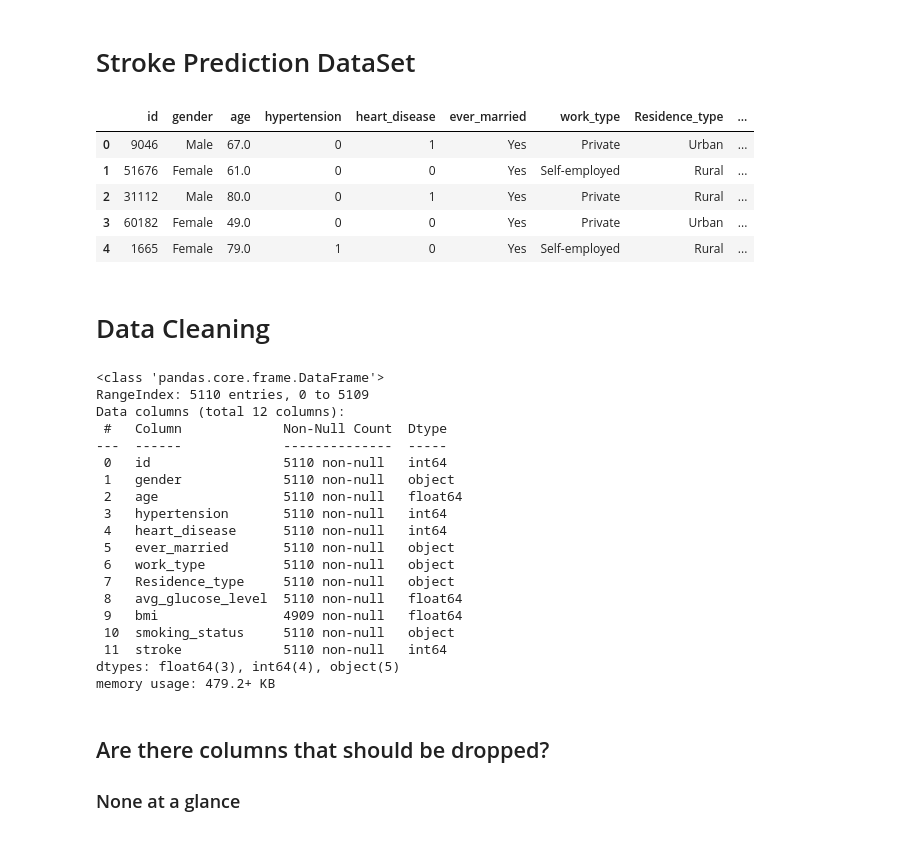
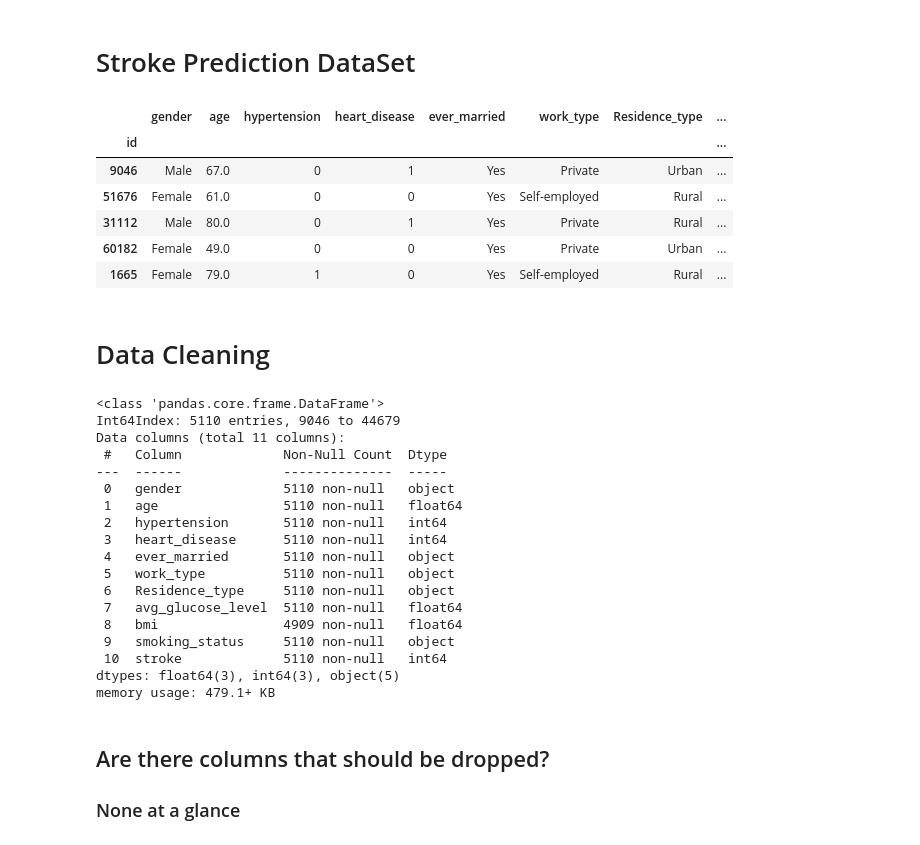
Before and after one commit to alexander-billings/stroke_prediction, a Jupyter notebook: Stroke_Prediction.ipynb, the cells around one changed output. Drawn from its saved outputs; the diff is of its cells as text; code cells hidden in the pictures.

```diff
--- a/Stroke_Prediction.ipynb
+++ b/Stroke_Prediction.ipynb
@@ -5,39 +5,40 @@
 # %%
 import pandas as pd
 # %%
-df = pd.read_csv("https://raw.githubusercontent.com/alexander-billings/stroke_prediction/main/stroke_data.csv")
+link_to_file = "https://raw.githubusercontent.com/alexander-billings/stroke_prediction/main/stroke_data.csv"
+df = pd.read_csv(link_to_file, index_col = 'id')
 df.head()
 # %% [output]
-|  | id | gender | age | hypertension | heart_disease | ever_married | work_type | Residence_type | ... |
-| 0 | 9046 | Male | 67.0 | 0 | 1 | Yes | Private | Urban | ... |
-| 1 | 51676 | Female | 61.0 | 0 | 0 | Yes | Self-employed | Rural | ... |
-| 2 | 31112 | Male | 80.0 | 0 | 1 | Yes | Private | Rural | ... |
-| 3 | 60182 | Female | 49.0 | 0 | 0 | Yes | Private | Urban | ... |
-| 4 | 1665 | Female | 79.0 | 1 | 0 | Yes | Self-employed | Rural | ... |
+|  | gender | age | hypertension | heart_disease | ever_married | work_type | Residence_type | ... |
+| id |  |  |  |  |  |  |  | ... |
+| 9046 | Male | 67.0 | 0 | 1 | Yes | Private | Urban | ... |
+| 51676 | Female | 61.0 | 0 | 0 | Yes | Self-employed | Rural | ... |
+| 31112 | Male | 80.0 | 0 | 1 | Yes | Private | Rural | ... |
+| 60182 | Female | 49.0 | 0 | 0 | Yes | Private | Urban | ... |
+| 1665 | Female | 79.0 | 1 | 0 | Yes | Self-employed | Rural | ... |
 # %% [markdown]
 # Data Cleaning
 # %%
 df.info()
 # %% [output]
 <class 'pandas.core.frame.DataFrame'>
-RangeIndex: 5110 entries, 0 to 5109
-Data columns (total 12 columns):
+Int64Index: 5110 entries, 9046 to 44679
+Data columns (total 11 columns):
  #   Column             Non-Null Count  Dtype
 ---  ------             --------------  -----
- 0   id                 5110 non-null   int64
- 1   gender             5110 non-null   object
- 2   age                5110 non-null   float64
- 3   hypertension       5110 non-null   int64
- 4   heart_disease      5110 non-null   int64
- 5   ever_married       5110 non-null   object
- 6   work_type          5110 non-null   object
- 7   Residence_type     5110 non-null   object
- 8   avg_glucose_level  5110 non-null   float64
- 9   bmi                4909 non-null   float64
- 10  smoking_status     5110 non-null   object
- 11  stroke             5110 non-null   int64
-dtypes: float64(3), int64(4), object(5)
-memory usage: 479.2+ KB
+ 0   gender             5110 non-null   object
+ 1   age                5110 non-null   float64
+ 2   hypertension       5110 non-null   int64
+ 3   heart_disease      5110 non-null   int64
+ 4   ever_married       5110 non-null   object
+ 5   work_type          5110 non-null   object
+ 6   Residence_type     5110 non-null   object
+ 7   avg_glucose_level  5110 non-null   float64
+ 8   bmi                4909 non-null   float64
+ 9   smoking_status     5110 non-null   object
+ 10  stroke             5110 non-null   int64
+dtypes: float64(3), int64(3), object(5)
+memory usage: 479.1+ KB
 # %% [markdown]
 ## Are there columns that should be dropped?
 
```
Also changed, not shown: parts of 5 cells of this notebook.
